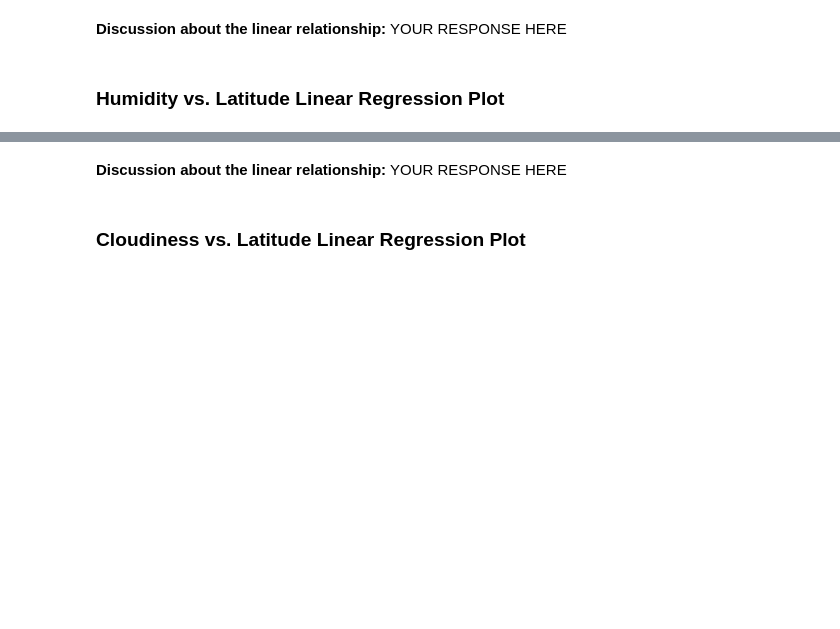
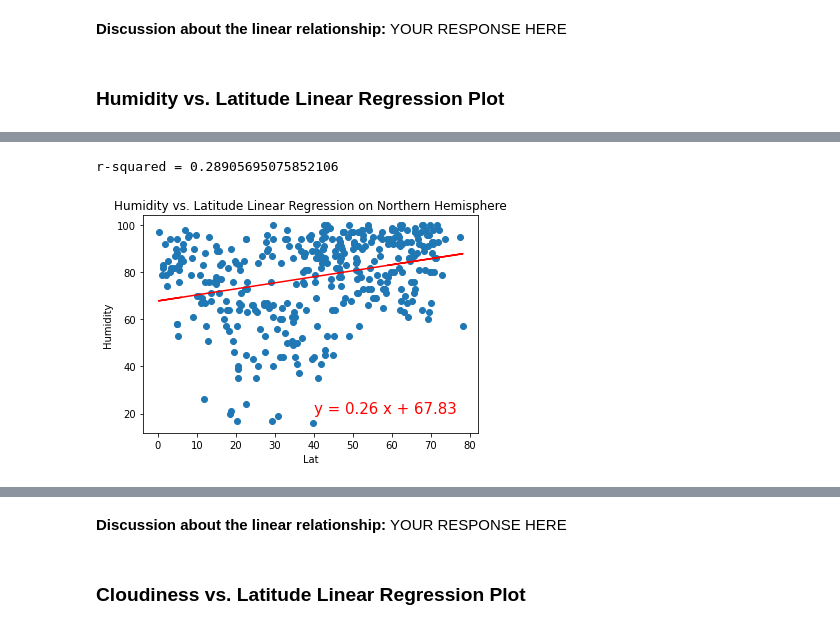
Before and after one commit to oas95/python-api-challenge, a Jupyter notebook: WeatherPy/WeatherPy.ipynb, the cells around one changed output, grey strips where cells are left out. Saved outputs shown, nothing was run; the diff lists cells and outputs as text; code cells hidden in the pictures; blank space fills up the shorter version.

```diff
--- a/WeatherPy/WeatherPy.ipynb
+++ b/WeatherPy/WeatherPy.ipynb
@@ -343,0 +357,10 @@ The r-value is: 0.0002808747046324607
+# %%
+# Northern Hemisphere
+xlbl = "Lat"
+ylbl = "Humidity"
+lblpos = (40,20)
+plt.title("Humidity vs. Latitude Linear Regression on Northern Hemisphere")
+plotLinearRegression(northern_hemi_df[xlbl],northern_hemi_df[ylbl],xlbl,ylbl,lblpos,5)
+# %% [output]
+r-squared = 0.28905695075852106
+[figure, added]
```
Also changed, not shown: parts of 28 cells of this notebook, 7 other files.
